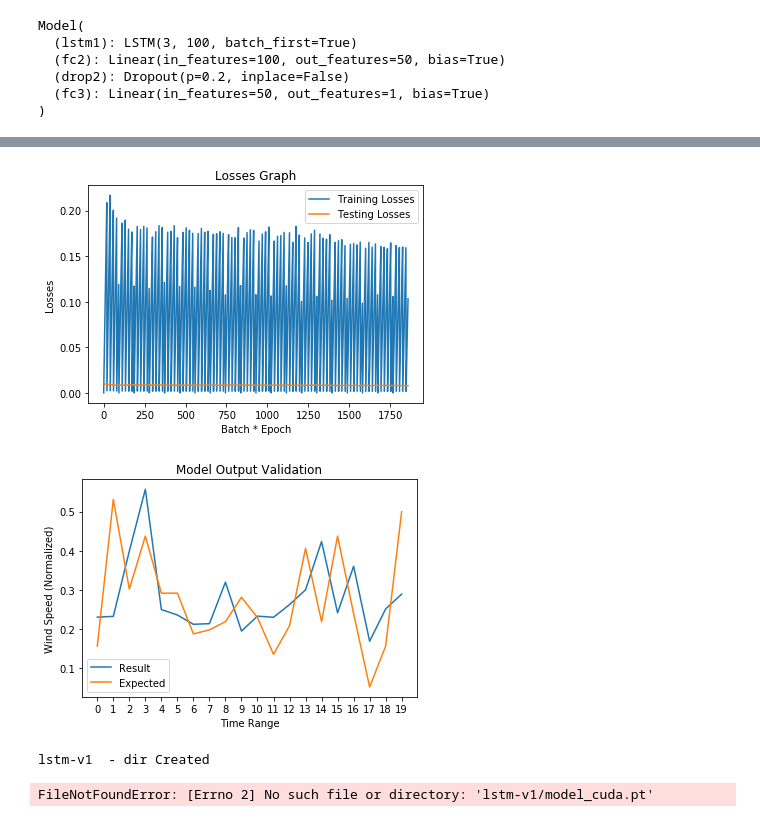
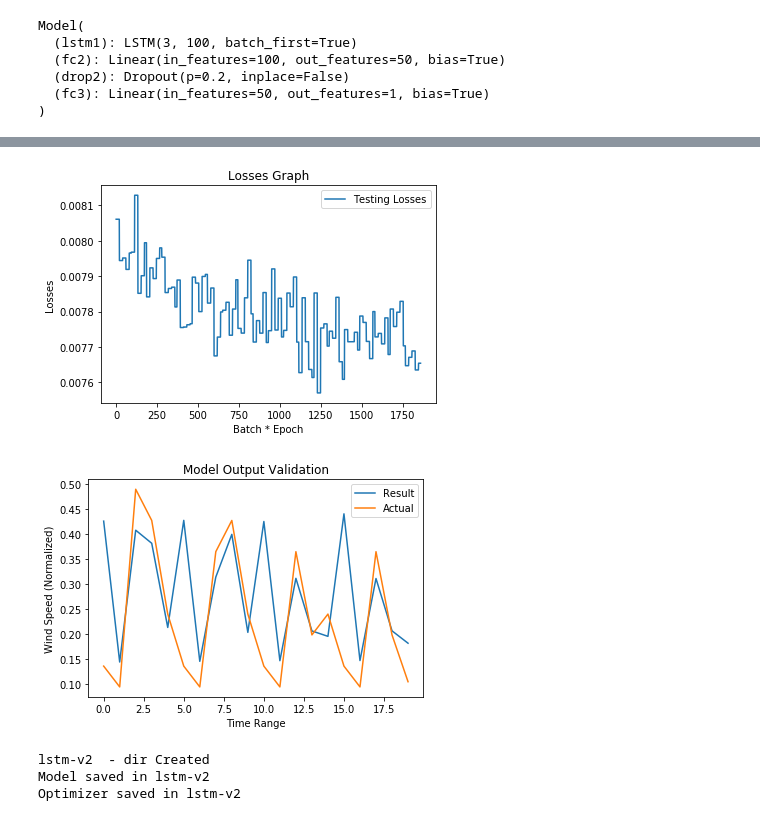
Before and after one commit to darkmatter18/Wind-Speed-Prediction, a Jupyter notebook: training.ipynb, the cells around one changed output, grey strips where cells are left out. Cells and saved outputs as stored; diff of their text form; code cells hidden in the pictures.

Commit message:
feat: trained a new model (V2) and saved it

```diff
--- a/training.ipynb
+++ b/training.ipynb
@@ -136,31 +136,32 @@ Epoch: 20 Batch: 92 out of 93 Training Loss: 0.10328486486250305 Test Loss: 0.00
 # %%
-plt.plot(trainlosses, label = 'Training Losses')
+#plt.plot(trainlosses, label = 'Training Losses')
 plt.plot(testlosses, label = 'Testing Losses')
 plt.ylabel('Losses')
 plt.xlabel('Batch * Epoch')
 plt.legend()
 plt.title('Losses Graph')
 plt.show()
 # %% [output]
-[figure, old version]
+[figure, new version]
 # %%
 result, expected = model.test(testloader)
 # %%
-val_from = 0
-val_to = 20
+val_from = 40
+val_to = 60
 
 plt.plot(result[val_from:val_to], label = 'Result')
-plt.plot(expected[val_from:val_to], label = 'Expected')
+plt.plot(expected[val_from:val_to], label = 'Actual')
 plt.ylabel('Wind Speed (Normalized)')
-plt.xticks(range(val_from, val_to))
+#plt.xticks(range(val_from, val_to))
 plt.xlabel('Time Range')
 plt.legend()
 plt.title('Model Output Validation')
 plt.show()
 # %% [output]
-[figure, old version]
+[figure, new version]
 # %%
-model.save('lstm-v1', save_optim=True)
+model.save('lstm-v2', save_optim=True)
 # %% [output]
-lstm-v1  - dir Created
+lstm-v2  - dir Created
+Model saved in lstm-v2
+Optimizer saved in lstm-v2
-FileNotFoundError: [Errno 2] No such file or directory: 'lstm-v1/model_cuda.pt'
```
Also changed, not shown: parts of 3 cells of this notebook, 3 other files.
